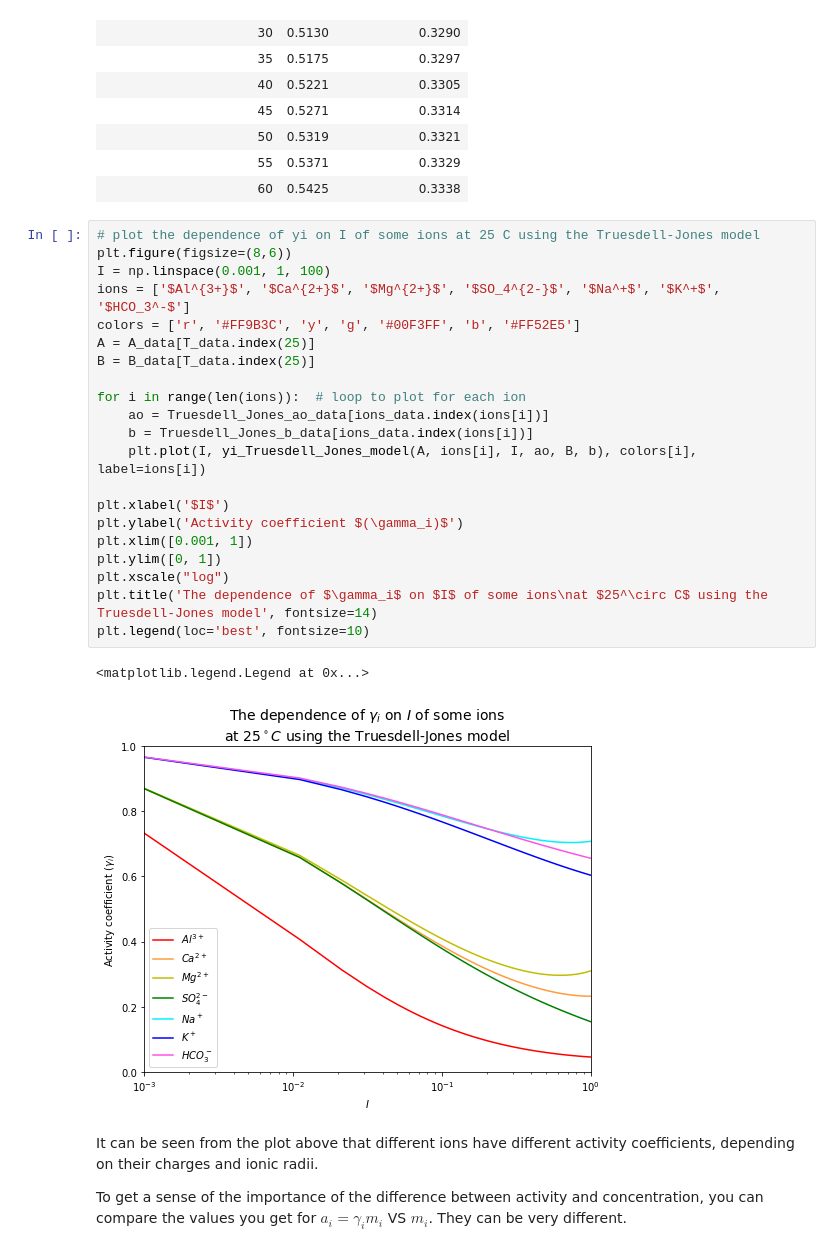
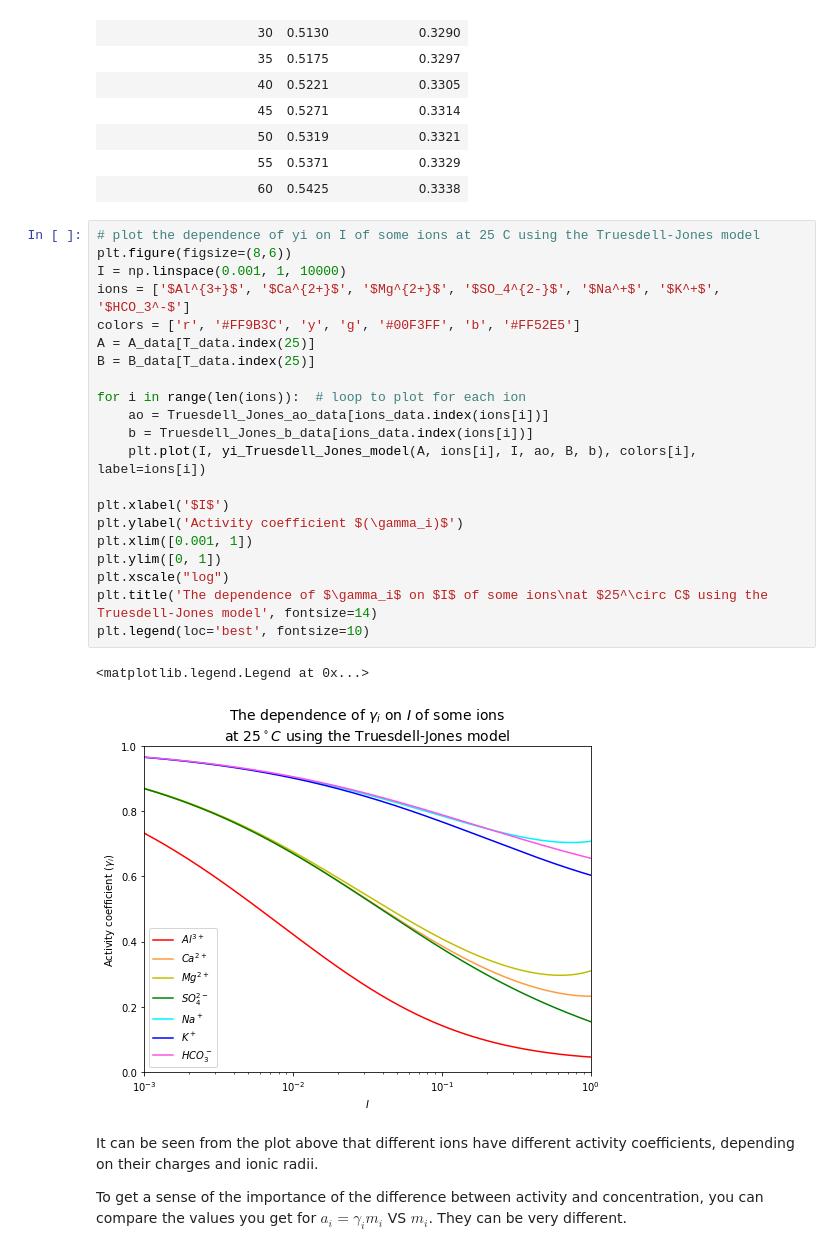
Before and after one commit to primer-computational-mathematics/book, a Jupyter notebook: notebooks/d_geosciences/Low-Temperature Geochemistry/Defining_Activity_Coefficients.ipynb, the cells around one changed output. Cells and saved outputs as stored; diff of their text form.

```diff
--- a/notebooks/d_geosciences/Low-Temperature Geochemistry/Defining_Activity_Coefficients.ipynb
+++ b/notebooks/d_geosciences/Low-Temperature Geochemistry/Defining_Activity_Coefficients.ipynb
@@ -287,27 +287,27 @@ Table 2: The values of A and B at different temperatures.
 # %%
 # plot the dependence of yi on I of some ions at 25 C using the Truesdell-Jones model
 plt.figure(figsize=(8,6))
-I = np.linspace(0.001, 1, 100)
+I = np.linspace(0.001, 1, 10000)
 ions = ['$Al^{3+}$', '$Ca^{2+}$', '$Mg^{2+}$', '$SO_4^{2-}$', '$Na^+$', '$K^+$', '$HCO_3^-$']
 colors = ['r', '#FF9B3C', 'y', 'g', '#00F3FF', 'b', '#FF52E5']
 A = A_data[T_data.index(25)]
 B = B_data[T_data.index(25)]
 
 for i in range(len(ions)):  # loop to plot for each ion
     ao = Truesdell_Jones_ao_data[ions_data.index(ions[i])]
     b = Truesdell_Jones_b_data[ions_data.index(ions[i])]
     plt.plot(I, yi_Truesdell_Jones_model(A, ions[i], I, ao, B, b), colors[i], label=ions[i])
 
 plt.xlabel('$I$')
 plt.ylabel('Activity coefficient $(\gamma_i)$')
 plt.xlim([0.001, 1])
 plt.ylim([0, 1])
 plt.xscale("log")
 plt.title('The dependence of $\gamma_i$ on $I$ of some ions\nat $25^\circ C$ using the Truesdell-Jones model', fontsize=14)
 plt.legend(loc='best', fontsize=10)
 # %% [output]
 <matplotlib.legend.Legend at 0x...>
-[figure, old version]
+[figure, new version]
 # %% [markdown]
 It can be seen from the plot above that different ions have different activity coefficients, depending on their charges and ionic radii.
 
```
Also changed, not shown: 5 other files.
